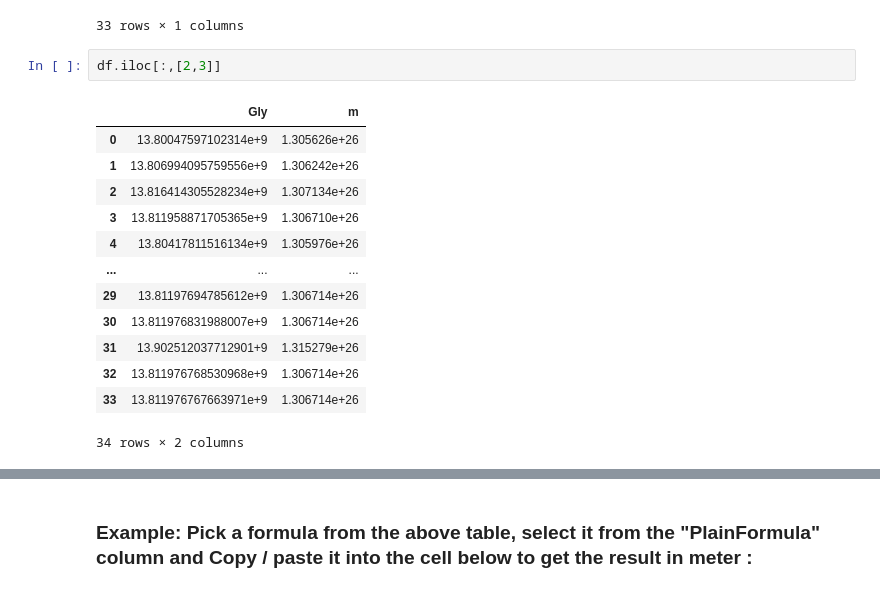
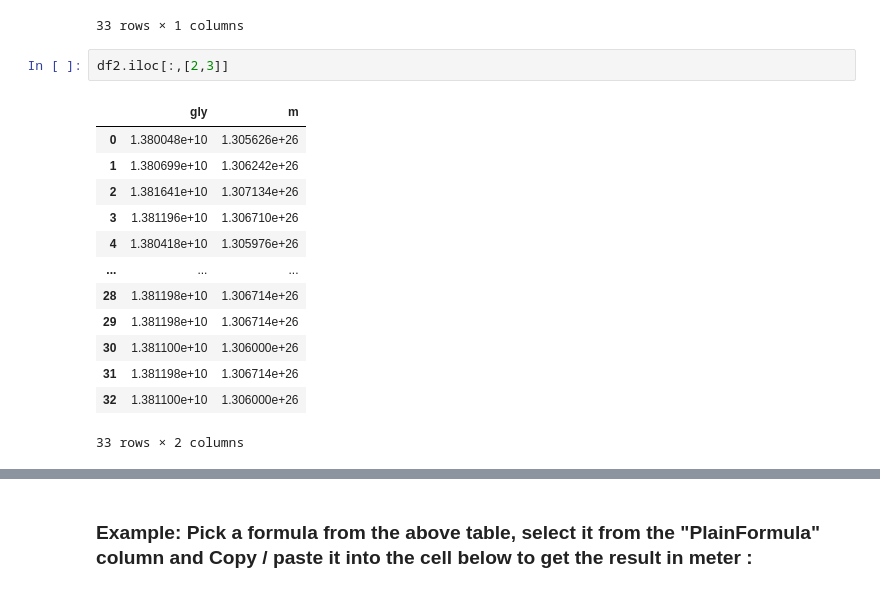
Before and after one commit to LaGuer/hubble-radius, a Jupyter notebook: hubble-radius.ipynb, the cells around one changed output, grey strips where cells are left out. Saved outputs shown, nothing was run; the diff lists cells and outputs as text.

```diff
--- a/hubble-radius.ipynb
+++ b/hubble-radius.ipynb
@@ -252,21 +252,21 @@ pd.pivot_table(df, index=['LaTeXFormula'], aggfunc='sum')
 | $$ƛ_e\pi^{155/2}$$ | 1.305815e+26 |
 33 rows × 1 columns
 # %%
-df.iloc[:,[2,3]]
+df2.iloc[:,[2,3]]
 # %% [output]
-|  | Gly | m |
-| 0 | 13.80047597102314e+9 | 1.305626e+26 |
-| 1 | 13.806994095759556e+9 | 1.306242e+26 |
-| 2 | 13.816414305528234e+9 | 1.307134e+26 |
-| 3 | 13.811958871705365e+9 | 1.306710e+26 |
-| 4 | 13.80417811516134e+9 | 1.305976e+26 |
+|  | gly | m |
+| 0 | 1.380048e+10 | 1.305626e+26 |
+| 1 | 1.380699e+10 | 1.306242e+26 |
+| 2 | 1.381641e+10 | 1.307134e+26 |
+| 3 | 1.381196e+10 | 1.306710e+26 |
+| 4 | 1.380418e+10 | 1.305976e+26 |
 | ... | ... | ... |
-| 29 | 13.81197694785612e+9 | 1.306714e+26 |
-| 30 | 13.811976831988007e+9 | 1.306714e+26 |
-| 31 | 13.902512037712901+9 | 1.315279e+26 |
-| 32 | 13.811976768530968e+9 | 1.306714e+26 |
-| 33 | 13.811976767663971e+9 | 1.306714e+26 |
+| 28 | 1.381198e+10 | 1.306714e+26 |
+| 29 | 1.381198e+10 | 1.306714e+26 |
+| 30 | 1.381100e+10 | 1.306000e+26 |
+| 31 | 1.381198e+10 | 1.306714e+26 |
+| 32 | 1.381100e+10 | 1.306000e+26 |
-34 rows × 2 columns
+33 rows × 2 columns
 # %%
 df.tail(20)
 # %% [output]
```
Also changed, not shown: parts of 5 cells of this notebook.
